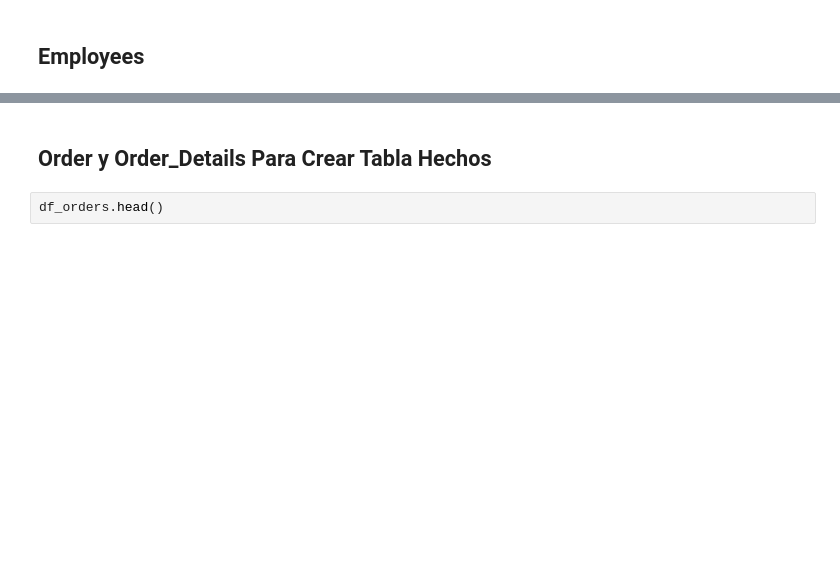
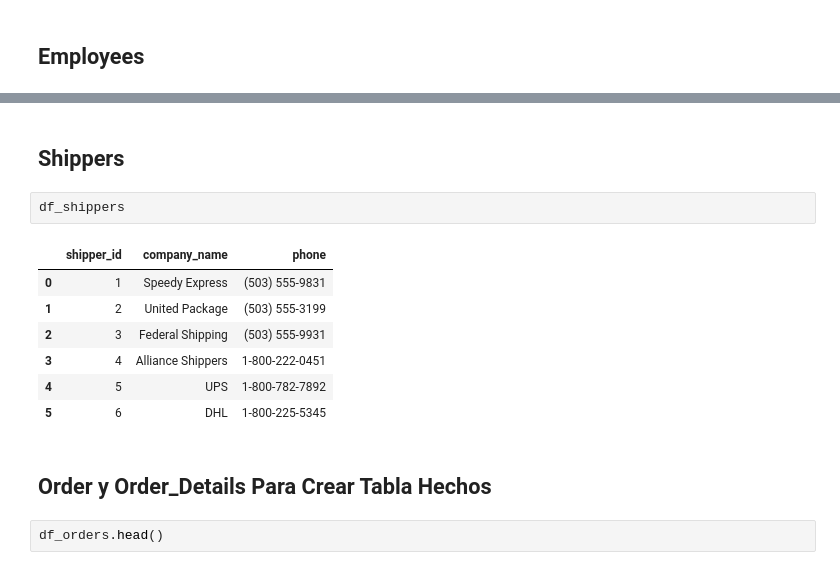
Before and after one commit to SGiraldoZ/nortwhind_ETL, a Jupyter notebook: ETL_nw.ipynb, the cells around one changed output, grey strips where cells are left out. Cells and saved outputs as stored; diff of their text form; blank space fills up the shorter version.

```diff
--- a/ETL_nw.ipynb
+++ b/ETL_nw.ipynb
@@ -143,3 +143,15 @@ Name: count, dtype: int64
+# %% [markdown]
+## Shippers
+# %%
+df_shippers
+# %% [output]
+|  | shipper_id | company_name | phone |
+| 0 | 1 | Speedy Express | (503) 555-9831 |
+| 1 | 2 | United Package | (503) 555-3199 |
+| 2 | 3 | Federal Shipping | (503) 555-9931 |
+| 3 | 4 | Alliance Shippers | 1-800-222-0451 |
+| 4 | 5 | UPS | 1-800-782-7892 |
+| 5 | 6 | DHL | 1-800-225-5345 |
 # %% [markdown]
 ## Order y Order_Details Para Crear Tabla Hechos
 # %%
```
Also changed, not shown: parts of 21 cells of this notebook.
